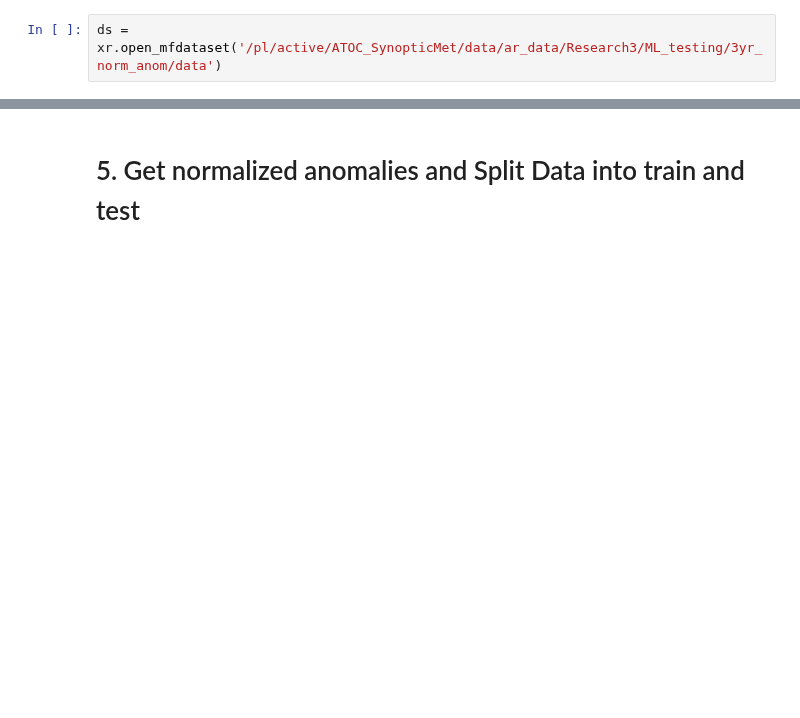
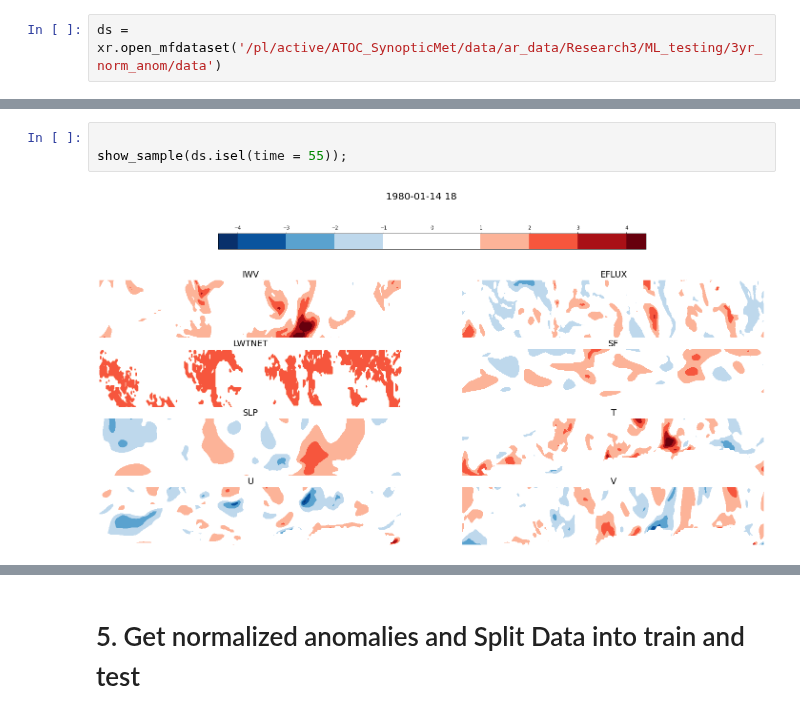
Before and after one commit to rlbaiman/AntarcticAR_ML, a Jupyter notebook: Make_test_data.ipynb, the cells around one changed output, grey strips where cells are left out. Cells and saved outputs as stored; diff of their text form; blank space fills up the shorter version.

```diff
--- a/Make_test_data.ipynb
+++ b/Make_test_data.ipynb
@@ -236,0 +482,5 @@ array(1.)
+# %%
+
+show_sample(ds.isel(time = 55));
+# %% [output]
+[figure, added]
```
Also changed, not shown: parts of 25 cells of this notebook, 6 other files.
